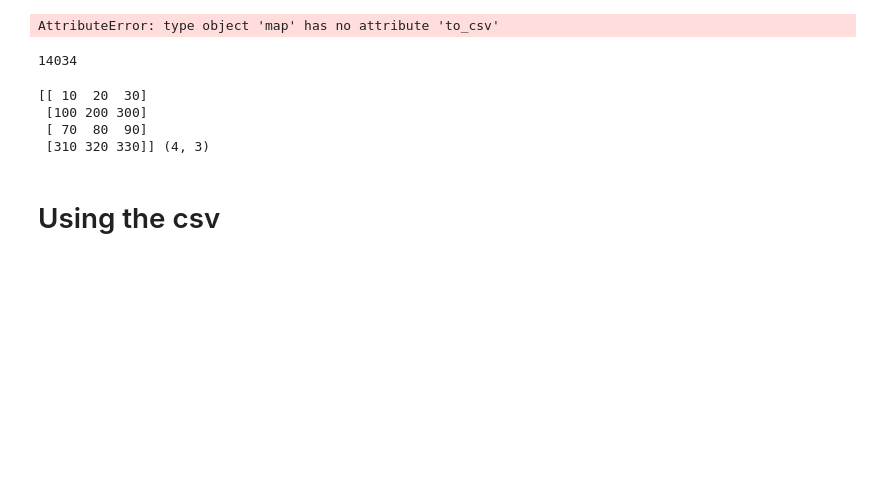
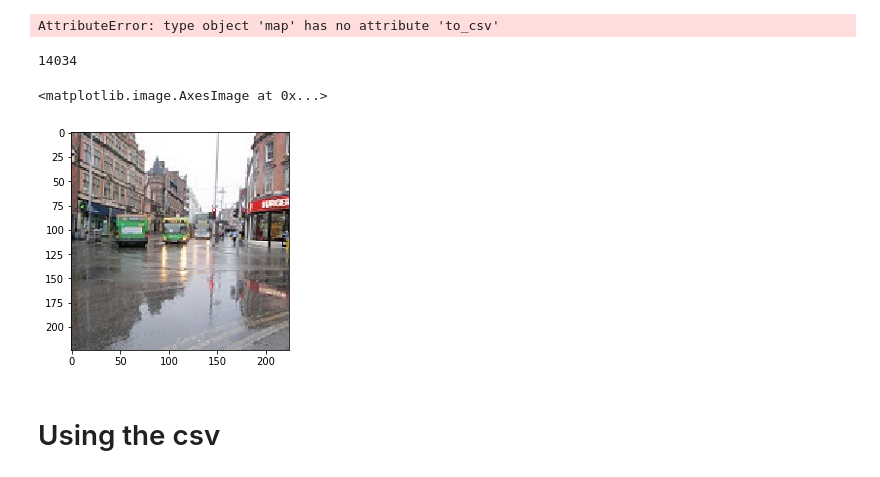
Before and after one commit to SeHwanYoo/gitc_paper_cutoff, a Jupyter notebook: applying_cutoff.ipynb, the cells around one changed output. Cells and saved outputs as stored; diff of their text form; code cells hidden in the pictures; blank space fills up the shorter version.

```diff
--- a/applying_cutoff.ipynb
+++ b/applying_cutoff.ipynb
@@ -112,7 +112,7 @@ len(glob('seg_train/seg_train/*/*.jpg'))
 14034
 # %%
 # 중복 되는 데이터 점검
-for i in range(14034):
+for i in range(14034+1):
     img_len = len(glob(f'seg_train/seg_train/*/{i}.jpg'))
 
     if img_len > 1:
@@ -121,6 +121,7 @@ for i in range(14034):
 tot_images = []
 
 for i in range(14034):
+# for i in range(3):
     img_name = ''.join(glob(f'seg_train/seg_train/*/{i}.jpg'))
     # print(img_name)
 
@@ -128,21 +129,15 @@ for i in range(14034):
         img = tf.keras.preprocessing.image.load_img(img_name, target_size=(RES, RES))
         img = tf.keras.preprocessing.image.img_to_array(img)
 
-        tot_images.append(img)
+    else:
+        img = 1
 
-tot_images = tf.reshape(tf.stack(tot_images), [-1, RES, RES, 3])
+    tot_images.append(img)
-# %%
-import numpy as np
-arr5 = np.array([[10,20,30],[100, 200, 300]])
-arr6 = np.array([[70, 80, 90],[310, 320, 330]])
-# newselect = np.append(arr5, arr6 , axis=1)
-newselect = np.append(arr5, arr6 , axis=0)
-print(newselect, newselect.shape)
-# %% [output]
-[[ 10  20  30]
- [100 200 300]
- [ 70  80  90]
- [310 320 330]] (4, 3)
+# %%
+plt.imshow(tot_images[197] / 255)
+# %% [output]
+<matplotlib.image.AxesImage at 0x...>
+[figure, added]
 # %% [markdown]
 # Using the csv
 # %%
```
Also changed, not shown: parts of 1 cell of this notebook.
